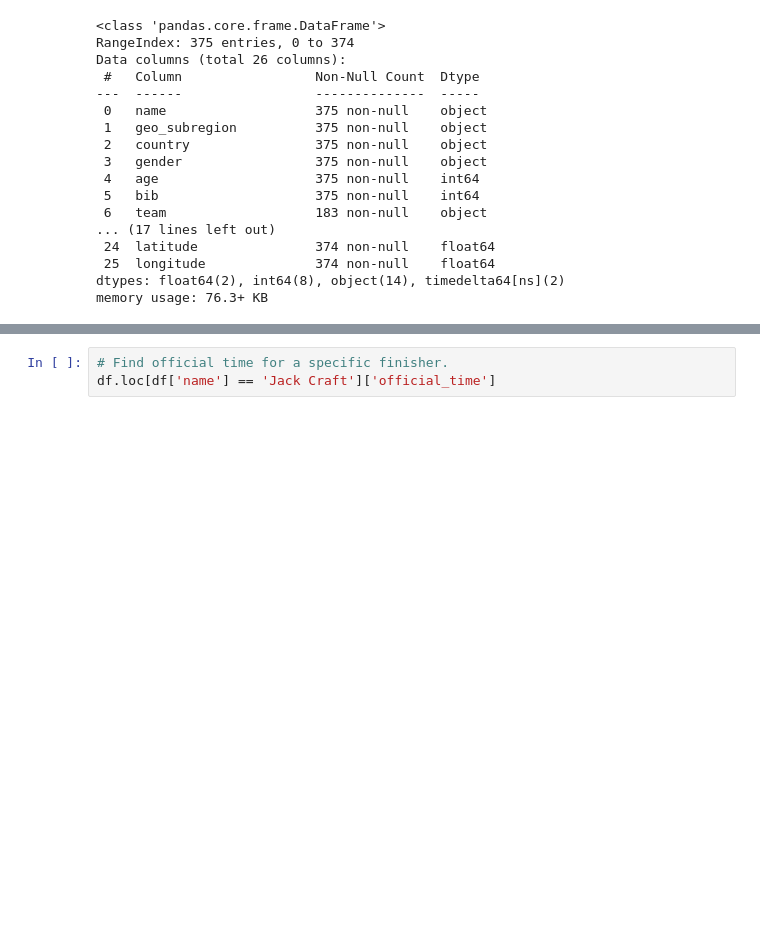
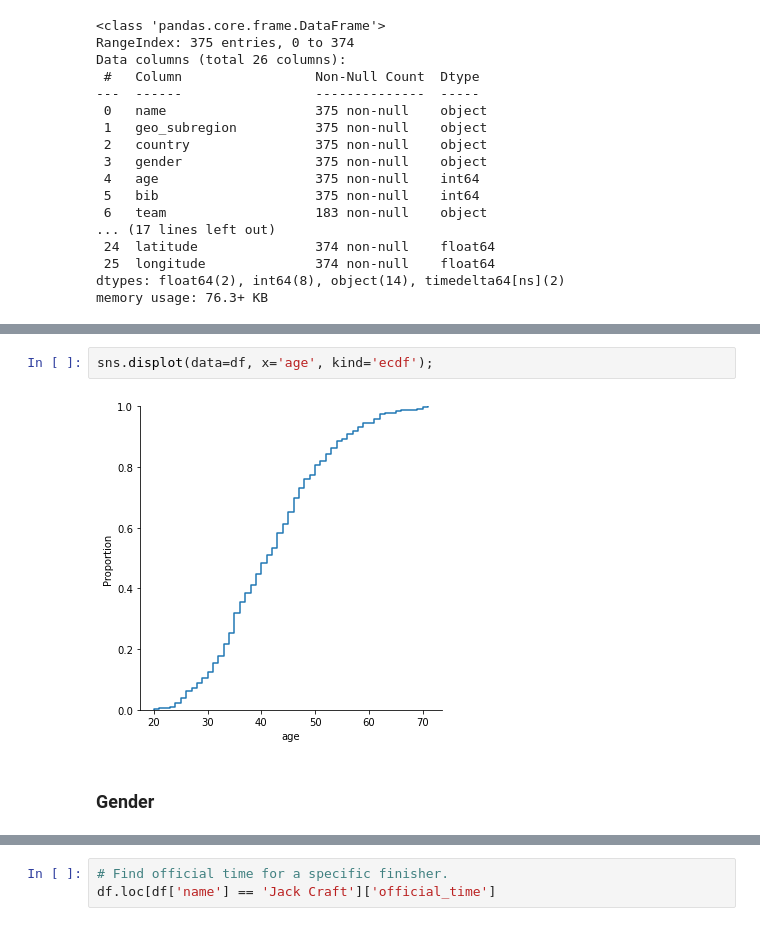
Before and after one commit to CraftyJack/racing_analysis, a Jupyter notebook: 02_EDA/racing_EDA.ipynb, the cells around one changed output, grey strips where cells are left out. Cells and saved outputs as stored; diff of their text form; blank space fills up the shorter version.

```diff
--- a/02_EDA/racing_EDA.ipynb
+++ b/02_EDA/racing_EDA.ipynb
@@ -107,3 +110,9 @@ sns.kdeplot(df['age'], shade=True)
+# %%
+sns.displot(data=df, x='age', kind='ecdf');
+# %% [output]
+[figure, added]
+# %% [markdown]
+### Gender
 # %%
 # Gender distribution?
 gender_counts = pd.value_counts(df['gender'].values, sort=True)
```
Also changed, not shown: parts of 69 cells of this notebook.
